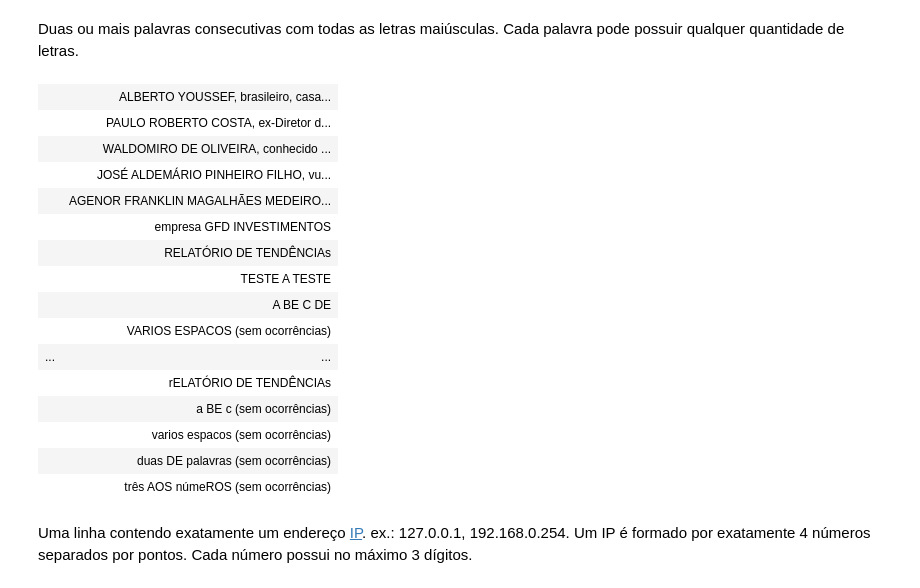
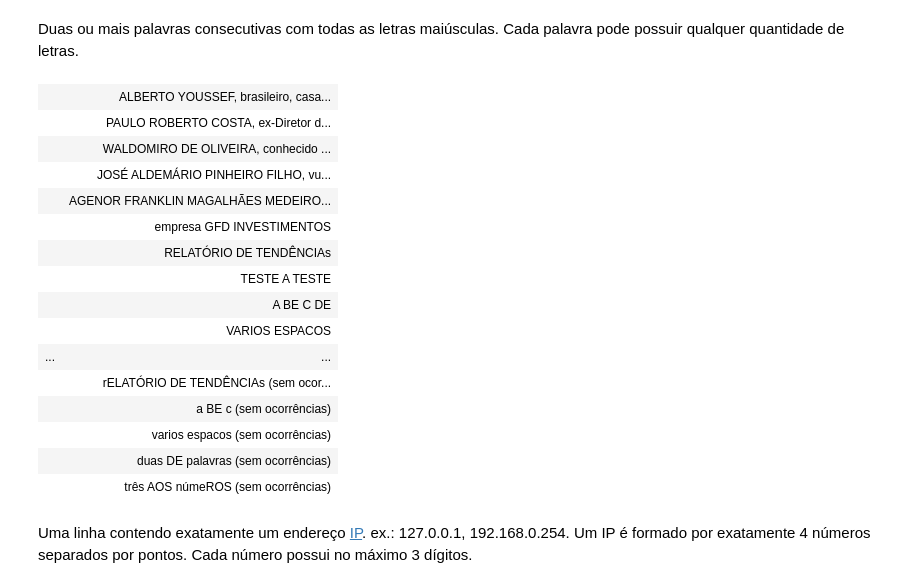
Before and after one commit to k3lvin-os/qads_execicio_obter_e_preparar_dados, a Jupyter notebook: QADS_Obtendo_e_Preparando_de_Dados_exercícios.ipynb, the cells around one changed output. Drawn from its saved outputs; the diff is of its cells as text; code cells hidden in the pictures.

```diff
--- a/QADS_Obtendo_e_Preparando_de_Dados_exercícios.ipynb
+++ b/QADS_Obtendo_e_Preparando_de_Dados_exercícios.ipynb
@@ -260,20 +260,20 @@ exercicio(12, r'\b[A-ZÁÓÉÊ]{2,}\s+[A-ZÁÓÉÊ]{2,}\b')
 # %% [markdown]
 Duas ou mais palavras consecutivas com todas as letras maiúsculas. Cada palavra pode possuir qualquer quantidade de letras.
 # %%
-exercicio(13, r'\b[A-Z]+\s+[A-Z]+')
+exercicio(13, r'\b[A-ZÓÉ]+\s+[A-ZÁ]+\b(\s[A-ZÃÊ]+)?(\s[A-Z]+)?\b')
 # %% [output]
 |  | ALBERTO YOUSSEF, brasileiro, casa... |
 |  | PAULO ROBERTO COSTA, ex-Diretor d... |
 |  | WALDOMIRO DE OLIVEIRA, conhecido ... |
 |  | JOSÉ ALDEMÁRIO PINHEIRO FILHO, vu... |
 |  | AGENOR FRANKLIN MAGALHÃES MEDEIRO... |
 |  | empresa GFD INVESTIMENTOS |
 |  | RELATÓRIO DE TENDÊNCIAs |
 |  | TESTE A TESTE |
 |  | A BE C DE |
-|  | VARIOS ESPACOS (sem ocorrências) |
+|  | VARIOS ESPACOS |
 | ... | ... |
-|  | rELATÓRIO DE TENDÊNCIAs |
+|  | rELATÓRIO DE TENDÊNCIAs (sem ocor... |
 |  | a BE c (sem ocorrências) |
 |  | varios espacos (sem ocorrências) |
 |  | duas DE palavras (sem ocorrências) |
```
Also changed, not shown: parts of 3 cells of this notebook.
